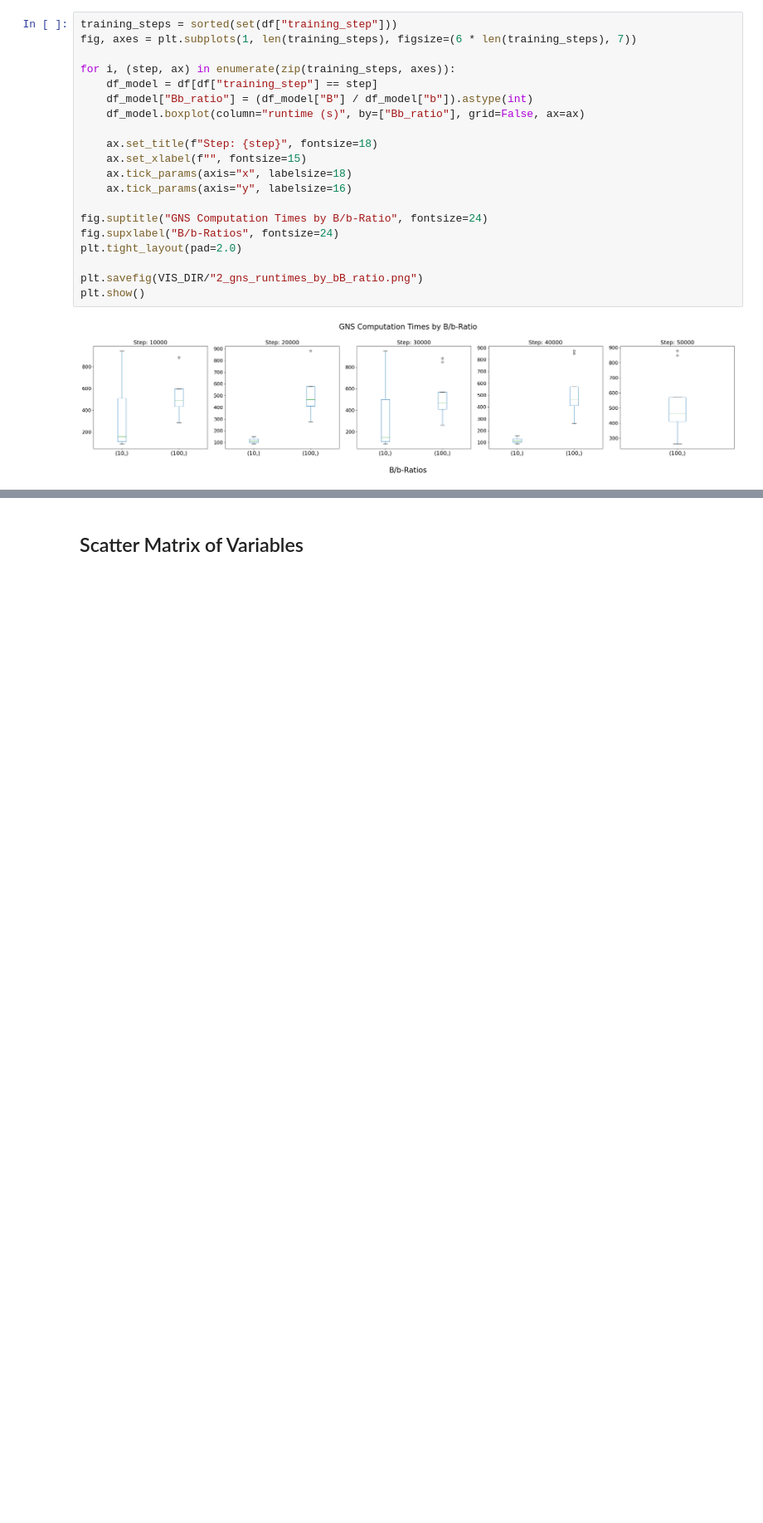
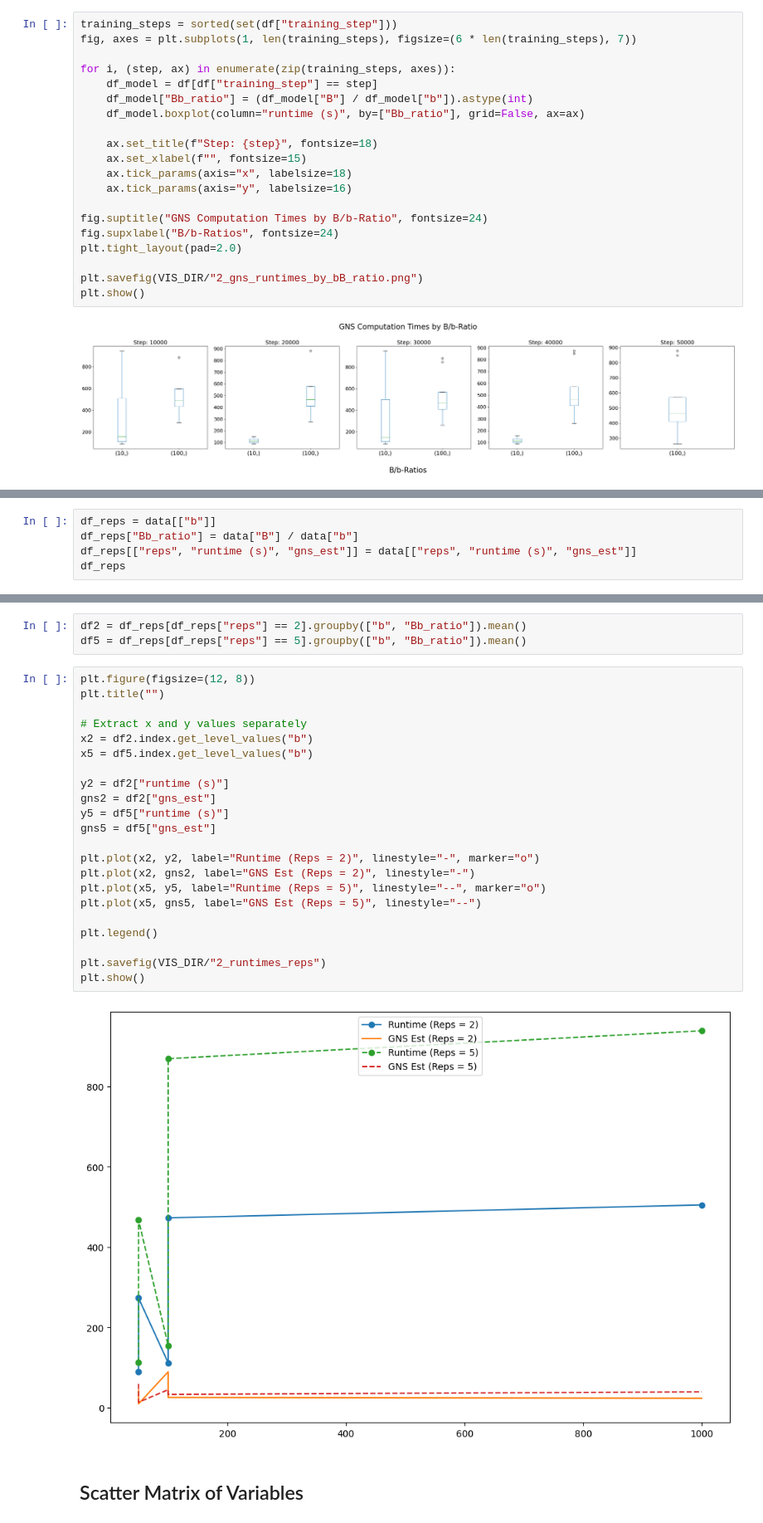
Before and after one commit to Longzz0824/Critical-Multitask-Batch-Sizes-in-Diffusion-Models, a Jupyter notebook: gns_experiments/Analysis_2.ipynb, the cells around one changed output, grey strips where cells are left out. Shown at 83% size. Saved outputs shown, nothing was run; the diff lists cells and outputs as text; blank space fills up the shorter version.

```diff
--- a/gns_experiments/Analysis_2.ipynb
+++ b/gns_experiments/Analysis_2.ipynb
@@ -255,0 +258,5 @@ plt.show()
+# %%
+df_reps = data[["b"]]
+df_reps["Bb_ratio"] = data["B"] / data["b"]
+df_reps[["reps", "runtime (s)", "gns_est"]] = data[["reps", "runtime (s)", "gns_est"]]
+df_reps
@@ -256,3 +281,30 @@ plt.show()
+# %%
+df2 = df_reps[df_reps["reps"] == 2].groupby(["b", "Bb_ratio"]).mean()
+df5 = df_reps[df_reps["reps"] == 5].groupby(["b", "Bb_ratio"]).mean()
+# %%
+plt.figure(figsize=(12, 8))
+plt.title("")
+
+# Extract x and y values separately
+x2 = df2.index.get_level_values("b")
+x5 = df5.index.get_level_values("b")
+
+y2 = df2["runtime (s)"]
+gns2 = df2["gns_est"]
+y5 = df5["runtime (s)"]
+gns5 = df5["gns_est"]
+
+plt.plot(x2, y2, label="Runtime (Reps = 2)", linestyle="-", marker="o")
+plt.plot(x2, gns2, label="GNS Est (Reps = 2)", linestyle="-")
+plt.plot(x5, y5, label="Runtime (Reps = 5)", linestyle="--", marker="o")
+plt.plot(x5, gns5, label="GNS Est (Reps = 5)", linestyle="--")
+
+plt.legend()
+
+plt.savefig(VIS_DIR/"2_runtimes_reps")
+plt.show()
+# %% [output]
+[figure, added]
 # %% [markdown]
 ## Scatter Matrix of Variables
 # %%
```
Also changed, not shown: parts of 9 cells of this notebook.
